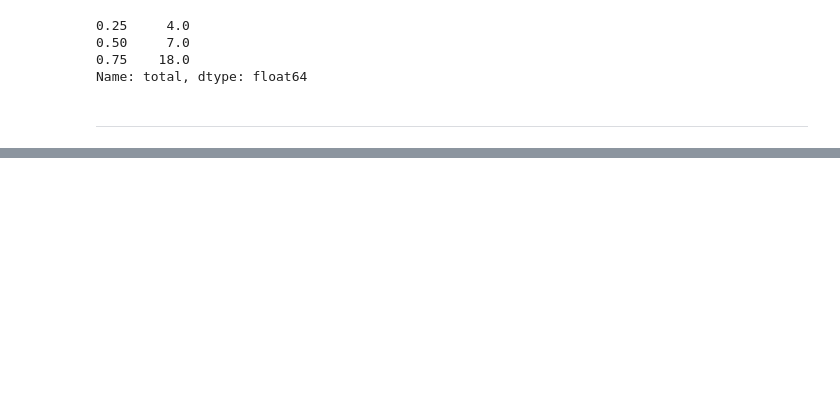
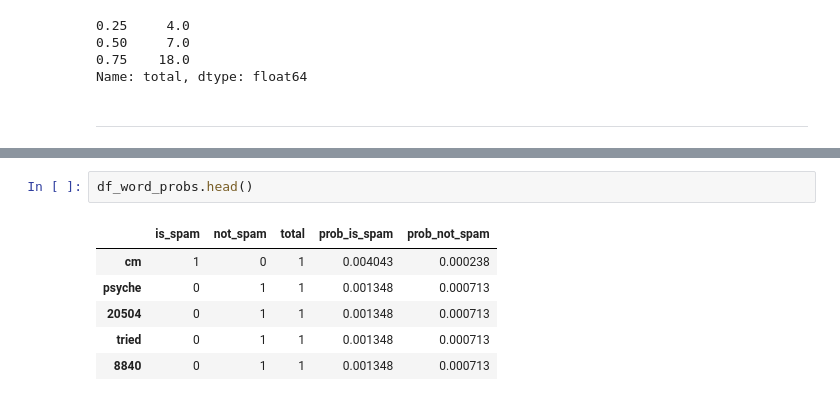
Before and after one commit to brunnokick/iaa, a Jupyter notebook: lpa1/naive_bayes_assignment-master/Experimentos.ipynb, the cells around one changed output, grey strips where cells are left out. Saved outputs shown, nothing was run; the diff lists cells and outputs as text; blank space fills up the shorter version.

```diff
--- a/lpa1/naive_bayes_assignment-master/Experimentos.ipynb
+++ b/lpa1/naive_bayes_assignment-master/Experimentos.ipynb
@@ -94,0 +93,9 @@ Name: thu, dtype: float64
+# %%
+df_word_probs.head()
+# %% [output]
+|  | is_spam | not_spam | total | prob_is_spam | prob_not_spam |
+| cm | 1 | 0 | 1 | 0.004043 | 0.000238 |
+| psyche | 0 | 1 | 1 | 0.001348 | 0.000713 |
+| 20504 | 0 | 1 | 1 | 0.001348 | 0.000713 |
+| tried | 0 | 1 | 1 | 0.001348 | 0.000713 |
+| 8840 | 0 | 1 | 1 | 0.001348 | 0.000713 |
```
Also changed, not shown: parts of 26 cells of this notebook, 1 other file.
